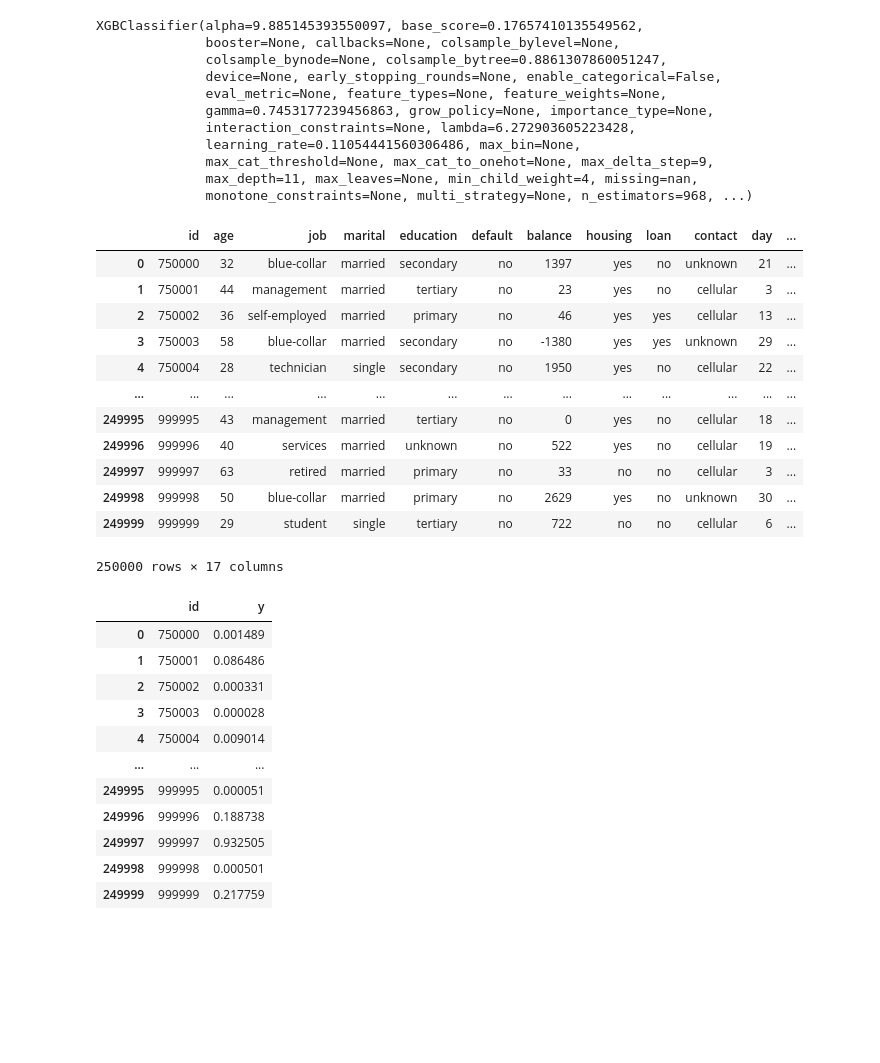
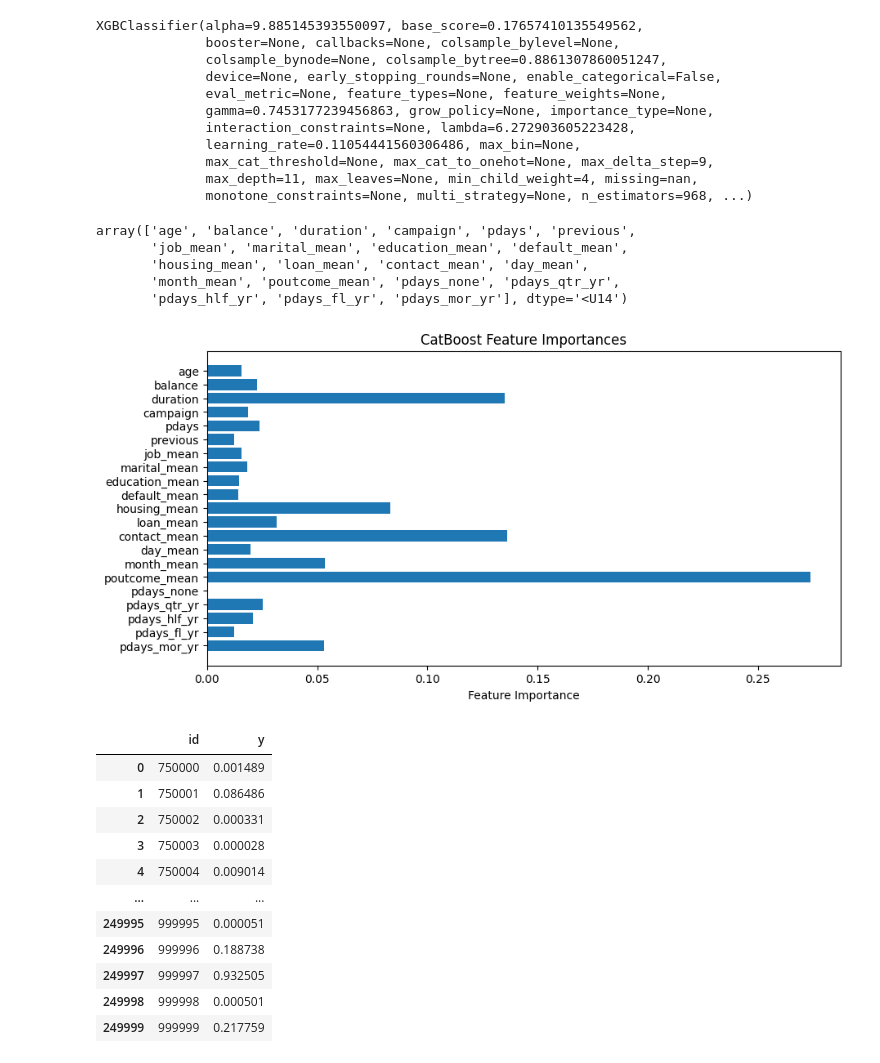
Before and after one commit to ol-webb/kaggle_playground_5-8, a Jupyter notebook: nb_models.ipynb, the cells around one changed output. Drawn from its saved outputs; the diff is of its cells as text; code cells hidden in the pictures; blank space fills up the shorter version.

Commit message:
new model, encoded pdays to quarter, half, full year

```diff
--- a/nb_models.ipynb
+++ b/nb_models.ipynb
@@ -77,0 +60,6 @@ x_train, x_test, y_train, y_test = train_test_split(train.drop(columns=['y','id'
+# %%
+train['pdays_qtr_yr'] = ((train['pdays'] > 86) & (train['pdays'] < 94)).astype(int)
+train['pdays_hlf_yr'] = ((train['pdays'] > 178) & (train['pdays'] < 187)).astype(int)
+train['pdays_fl_yr'] = ((train['pdays'] > 361) & (train['pdays'] < 369)).astype(int)
+train['pdays_mor_yr'] = ((train['pdays'] > 370)).astype(int)
+train['pdays_none'] = (train['pdays'] == np.nan).astype(int)
@@ -324,2 +328,6 @@ Final AUC: 0.9705726758002602
 # %%
-train
+train['pdays_qtr_yr'] = ((train['pdays'] > 86) & (train['pdays'] < 94)).astype(int)
+train['pdays_hlf_yr'] = ((train['pdays'] > 178) & (train['pdays'] < 187)).astype(int)
+train['pdays_fl_yr'] = ((train['pdays'] > 361) & (train['pdays'] < 369)).astype(int)
+train['pdays_mor_yr'] = ((train['pdays'] > 370)).astype(int)
+train['pdays_none'] = (train['pdays'] == -1).astype(int)
@@ -353,19 +347,24 @@ XGBClassifier(alpha=9.885145393550097, base_score=0.17657410135549562,
               max_cat_threshold=None, max_cat_to_onehot=None, max_delta_step=9,
               max_depth=11, max_leaves=None, min_child_weight=4, missing=nan,
               monotone_constraints=None, multi_strategy=None, n_estimators=968, ...)
-# %%
-test
-# %% [output]
-|  | id | age | job | marital | education | default | balance | housing | loan | contact | day | ... |
-| 0 | 750000 | 32 | blue-collar | married | secondary | no | 1397 | yes | no | unknown | 21 | ... |
-| 1 | 750001 | 44 | management | married | tertiary | no | 23 | yes | no | cellular | 3 | ... |
-| 2 | 750002 | 36 | self-employed | married | primary | no | 46 | yes | yes | cellular | 13 | ... |
-| 3 | 750003 | 58 | blue-collar | married | secondary | no | -1380 | yes | yes | unknown | 29 | ... |
-| 4 | 750004 | 28 | technician | single | secondary | no | 1950 | yes | no | cellular | 22 | ... |
-| ... | ... | ... | ... | ... | ... | ... | ... | ... | ... | ... | ... | ... |
-| 249995 | 999995 | 43 | management | married | tertiary | no | 0 | yes | no | cellular | 18 | ... |
-| 249996 | 999996 | 40 | services | married | unknown | no | 522 | yes | no | cellular | 19 | ... |
-| 249997 | 999997 | 63 | retired | married | primary | no | 33 | no | no | cellular | 3 | ... |
-| 249998 | 999998 | 50 | blue-collar | married | primary | no | 2629 | yes | no | unknown | 30 | ... |
-| 249999 | 999999 | 29 | student | single | tertiary | no | 722 | no | no | cellular | 6 | ... |
-250000 rows × 17 columns
+# %%
+model.feature_names_in_
+# %% [output]
+array(['age', 'balance', 'duration', 'campaign', 'pdays', 'previous',
+       'job_mean', 'marital_mean', 'education_mean', 'default_mean',
+       'housing_mean', 'loan_mean', 'contact_mean', 'day_mean',
+       'month_mean', 'poutcome_mean', 'pdays_none', 'pdays_qtr_yr',
+       'pdays_hlf_yr', 'pdays_fl_yr', 'pdays_mor_yr'], dtype='<U14')
+# %%
+importances = model.feature_importances_
+
+feature_names = model.feature_names_in_
+
+plt.figure(figsize=(10, 5))
+plt.barh(feature_names, importances)
+plt.xlabel("Feature Importance")
+plt.title("CatBoost Feature Importances")
+plt.gca().invert_yaxis()
+plt.show()
+# %% [output]
+[figure, added]
```
Also changed, not shown: parts of 8 cells of this notebook, 1 other file.
